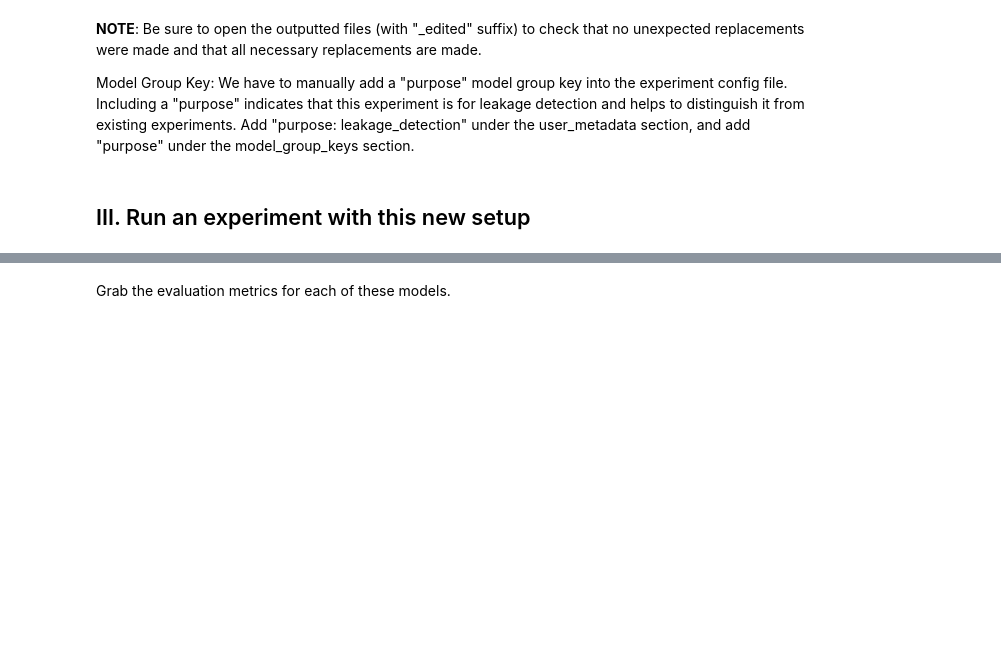
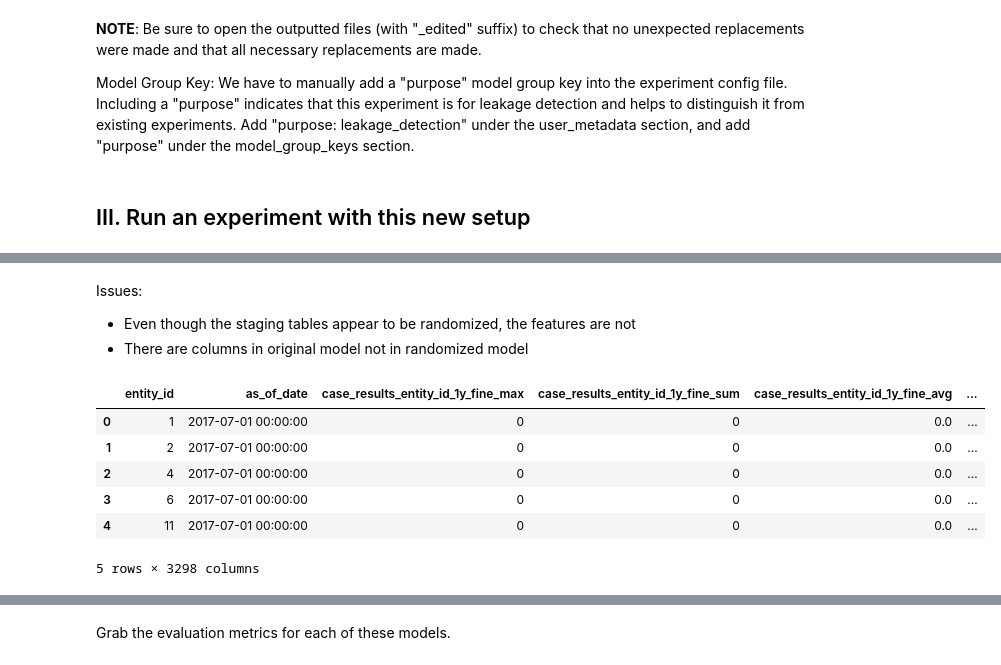
Before and after one commit to dssg/randomize_your_data, a Jupyter notebook: la_prosecutor/Leakage Detection Tests_LA Chronic Offenders.ipynb, the cells around one changed output, grey strips where cells are left out. Cells and saved outputs as stored; diff of their text form; code cells hidden in the pictures; blank space fills up the shorter version.

```diff
--- a/la_prosecutor/Leakage Detection Tests_LA Chronic Offenders.ipynb
+++ b/la_prosecutor/Leakage Detection Tests_LA Chronic Offenders.ipynb
@@ -371,0 +473,17 @@ predictions_rand_sorted = predictions_rand.sort_values(by=['score', 'label_value
+# %% [markdown]
+Issues:
+- Even though the staging tables appear to be randomized, the features are not
+- There are columns in original model not in randomized model
+# %%
+test_matrix_orig = pd.read_csv('model_521/2d6d75cc75f290801592df0ed32109fb.csv', nrows=100)
+test_orig_cols = list(test_matrix_orig.columns)
+# %%
+test_matrix_orig.head()
+# %% [output]
+|  | entity_id | as_of_date | case_results_entity_id_1y_fine_max | case_results_entity_id_1y_fine_sum | case_results_entity_id_1y_fine_avg | ... |
+| 0 | 1 | 2017-07-01 00:00:00 | 0 | 0 | 0.0 | ... |
+| 1 | 2 | 2017-07-01 00:00:00 | 0 | 0 | 0.0 | ... |
+| 2 | 4 | 2017-07-01 00:00:00 | 0 | 0 | 0.0 | ... |
+| 3 | 6 | 2017-07-01 00:00:00 | 0 | 0 | 0.0 | ... |
+| 4 | 11 | 2017-07-01 00:00:00 | 0 | 0 | 0.0 | ... |
+5 rows × 3298 columns
```
Also changed, not shown: parts of 45 cells of this notebook, 1 other file.
